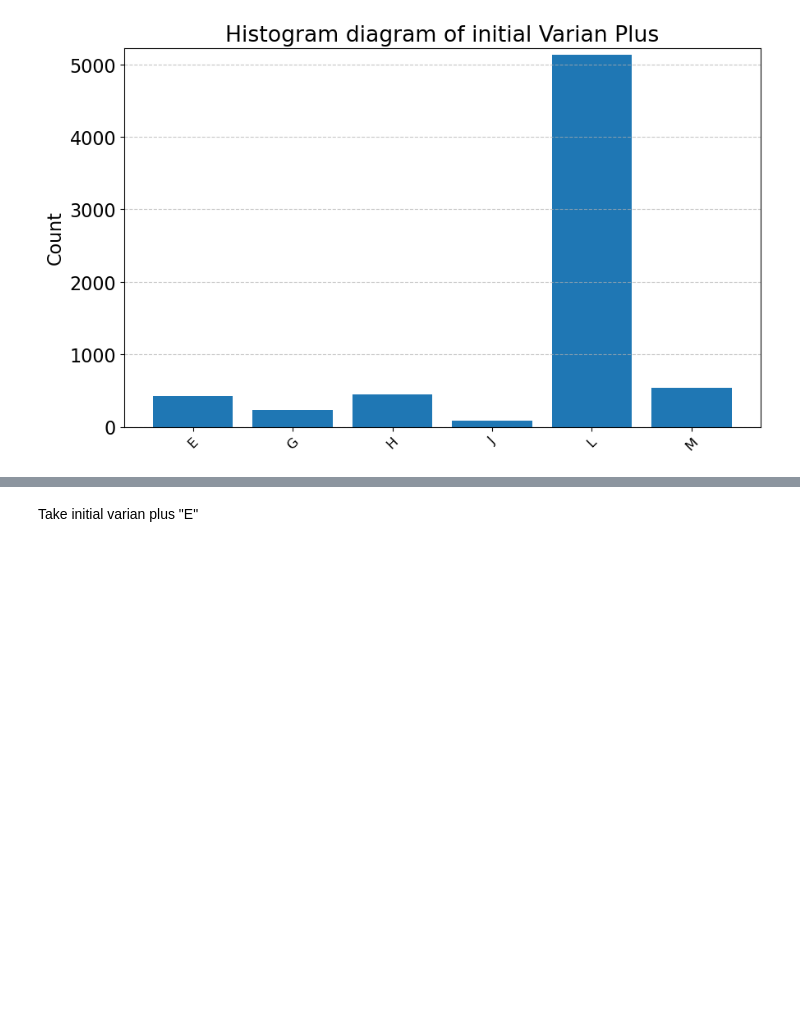
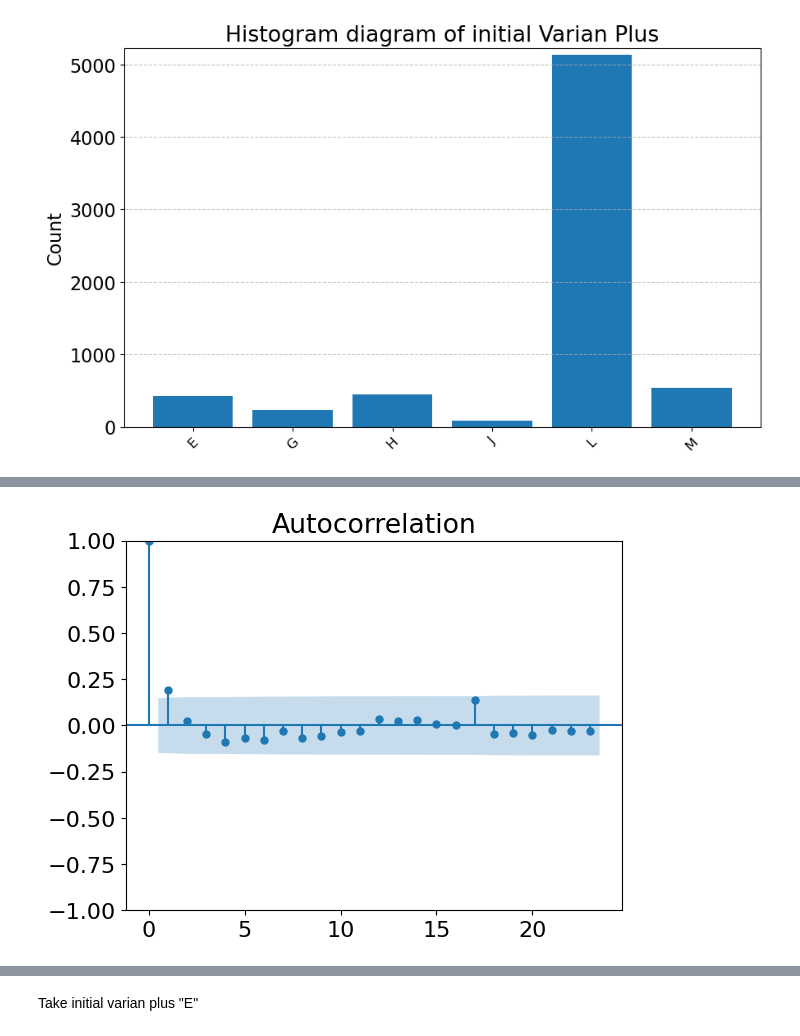
Before and after one commit to anajesset/tugas-akhirr, a Jupyter notebook: exploration.ipynb, the cells around one changed output, grey strips where cells are left out. Cells and saved outputs as stored; diff of their text form; code cells hidden in the pictures; blank space fills up the shorter version.

```diff
--- a/exploration.ipynb
+++ b/exploration.ipynb
@@ -260,0 +309,4 @@ plt.show(fig)
+# %%
+plot_acf(df_E_count["count"]);
+# %% [output]
+[figure, added]
```
Also changed, not shown: parts of 7 cells of this notebook.
